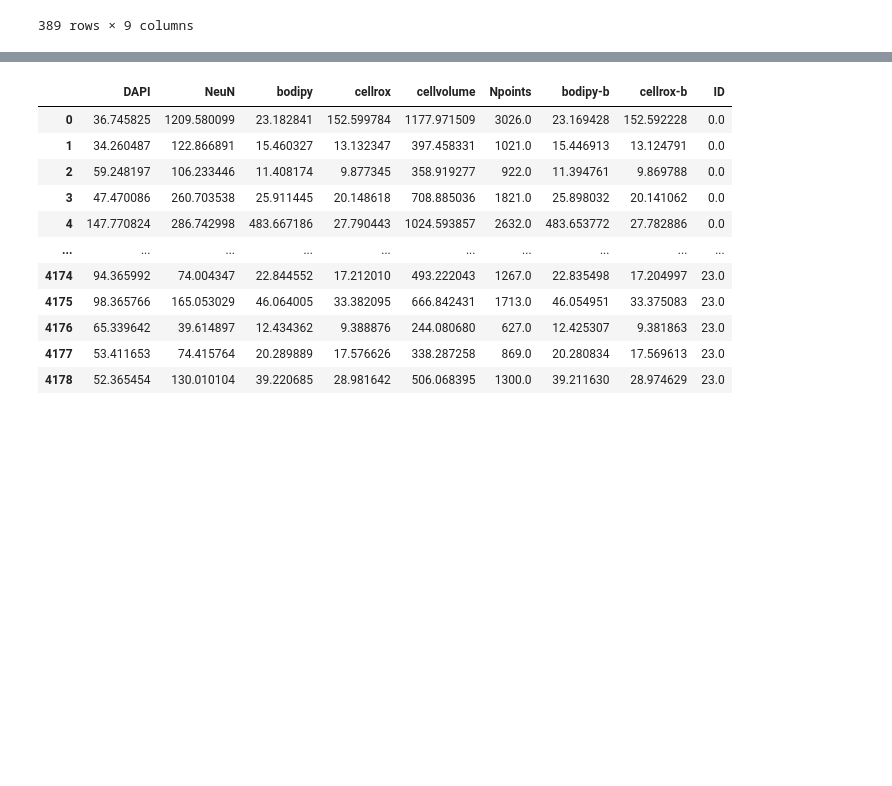
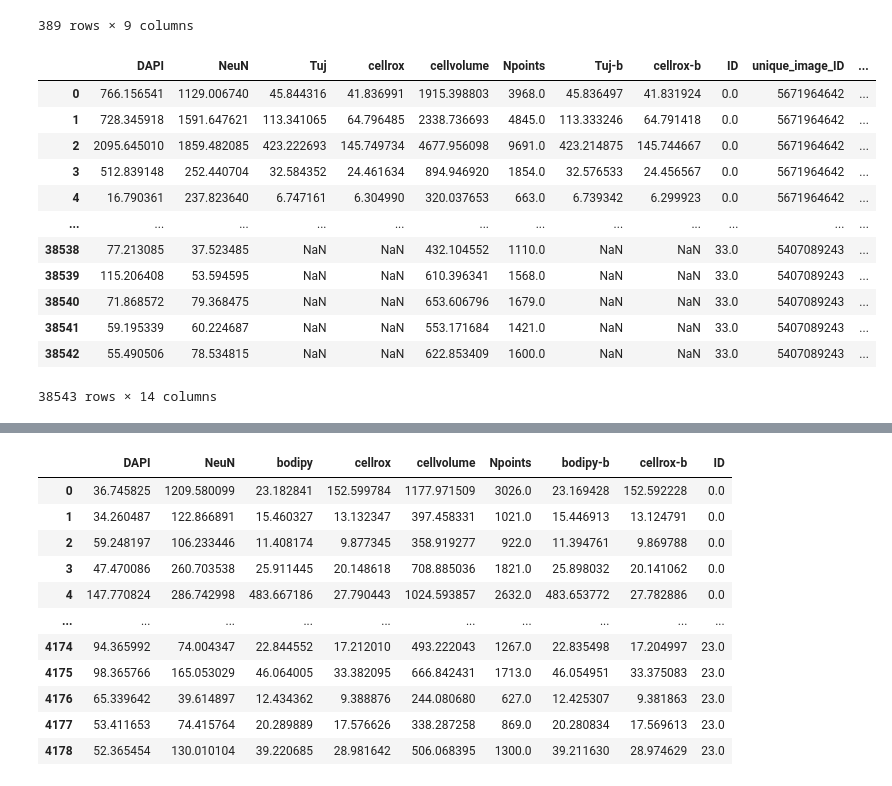
Before and after one commit to djunamay/confocalQuant, a Jupyter notebook: outs/all_outs.ipynb, the cells around one changed output, grey strips where cells are left out. Drawn from its saved outputs; the diff is of its cells as text; code cells hidden in the pictures; blank space fills up the shorter version.

Commit message:
processing all outputs

```diff
--- a/outs/all_outs.ipynb
+++ b/outs/all_outs.ipynb
@@ -92,3 +94,53 @@ data
 import numpy as np
 from confocalQuant.segmentation import extract_sbatch_parameters, get_czi_files, impose_segmentation_all, toggle_filters
 from confocalQuant.plotting import return_results, concatenate_Y, add_metadata, exclude_files, modify_keep_files, filter_data
+# %%
+x, y = np.unique(data['batch'], return_counts=True)
+Nfiles_dict = dict(zip(x,y))
+batches = np.unique(data['batch'])
+
+colnames = pd.read_csv('colnames.csv')
+colnames_dict = dict(zip(list(colnames['batch']), ([[x.split("'")[1] for x in y.split(',')] for y in colnames['colnames']])))
+# %%
+list_of_dfs = [(_, group) for _, group in data.groupby('batch')]
+id_dicts = [dict(zip(x[1]['fileID'], x[1]['unique_image_ID'])) for x in list_of_dfs]
+names = [x[0] for x in list_of_dfs]
+id_dicts_per_batch = dict(zip(names, id_dicts))
+# %%
+res = []
+for i in range(len(batches)):
+    batch = batches[i]
+    directory = './' + batch +'_out/'
+    path_to_sbatch_file = glob.glob(directory+'*.sbatch')[0]
+
+    mat, masks, Y, Ncells, Nzi, cells_per_job, zi_per_job = return_results(path_to_sbatch_file,  '.')
+    Nfiles = Nfiles_dict[batch]
+    colnames = colnames_dict[batch]
+
+    Y_extracted = concatenate_Y(Nfiles, Y, cells_per_job, Ncells, colnames)
+    id_d = id_dicts_per_batch[batch]
+    Y_extracted['unique_image_ID'] = [id_d[int(x)] for x in Y_extracted['ID']]
+    res.append(Y_extracted)
+# %%
+result_df = pd.concat(res, ignore_index=True)
+# %%
+# merge this with data
+# add 'keep column'
+# add confocal info column
+# concatenate the other data (matrices and masks)
+# then save mean proj per image after processing
+result_df
+# %% [output]
+|  | DAPI | NeuN | Tuj | cellrox | cellvolume | Npoints | Tuj-b | cellrox-b | ID | unique_image_ID | ... |
+| 0 | 766.156541 | 1129.006740 | 45.844316 | 41.836991 | 1915.398803 | 3968.0 | 45.836497 | 41.831924 | 0.0 | 5671964642 | ... |
+| 1 | 728.345918 | 1591.647621 | 113.341065 | 64.796485 | 2338.736693 | 4845.0 | 113.333246 | 64.791418 | 0.0 | 5671964642 | ... |
+| 2 | 2095.645010 | 1859.482085 | 423.222693 | 145.749734 | 4677.956098 | 9691.0 | 423.214875 | 145.744667 | 0.0 | 5671964642 | ... |
+| 3 | 512.839148 | 252.440704 | 32.584352 | 24.461634 | 894.946920 | 1854.0 | 32.576533 | 24.456567 | 0.0 | 5671964642 | ... |
+| 4 | 16.790361 | 237.823640 | 6.747161 | 6.304990 | 320.037653 | 663.0 | 6.739342 | 6.299923 | 0.0 | 5671964642 | ... |
+| ... | ... | ... | ... | ... | ... | ... | ... | ... | ... | ... | ... |
+| 38538 | 77.213085 | 37.523485 | NaN | NaN | 432.104552 | 1110.0 | NaN | NaN | 33.0 | 5407089243 | ... |
+| 38539 | 115.206408 | 53.594595 | NaN | NaN | 610.396341 | 1568.0 | NaN | NaN | 33.0 | 5407089243 | ... |
+| 38540 | 71.868572 | 79.368475 | NaN | NaN | 653.606796 | 1679.0 | NaN | NaN | 33.0 | 5407089243 | ... |
+| 38541 | 59.195339 | 60.224687 | NaN | NaN | 553.171684 | 1421.0 | NaN | NaN | 33.0 | 5407089243 | ... |
+| 38542 | 55.490506 | 78.534815 | NaN | NaN | 622.853409 | 1600.0 | NaN | NaN | 33.0 | 5407089243 | ... |
+38543 rows × 14 columns
```
Also changed, not shown: parts of 6 cells of this notebook, 1 other file.
